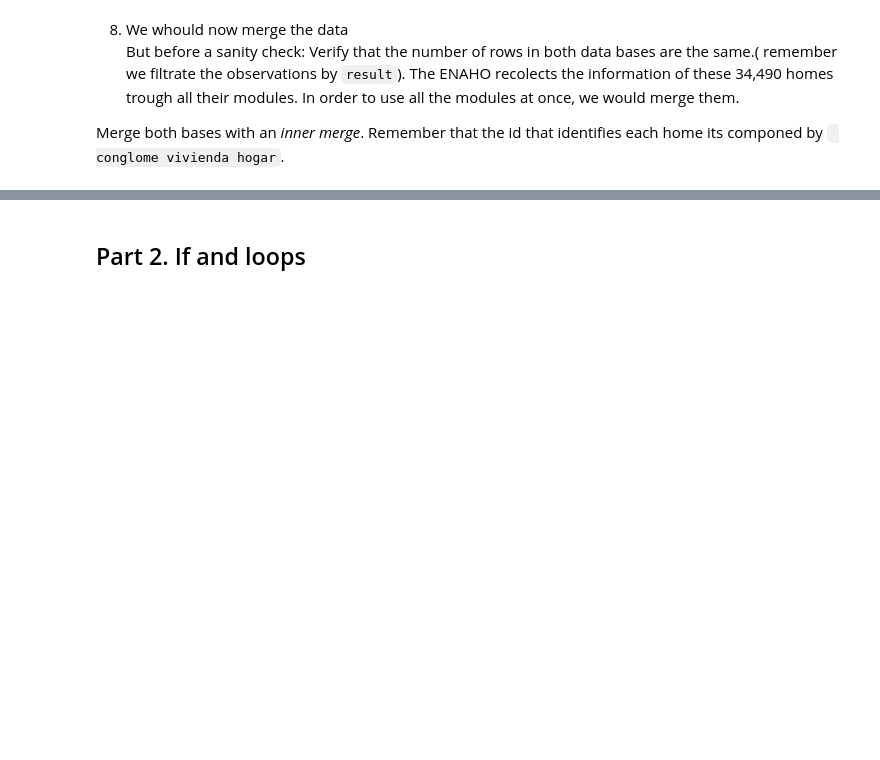
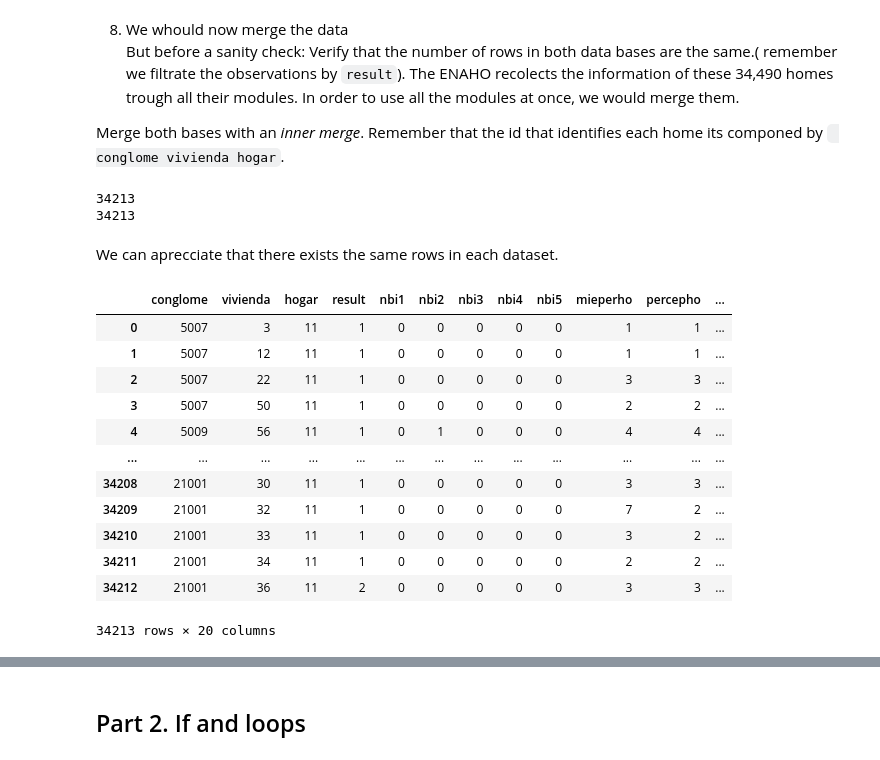
Before and after one commit to QLAB-Courses/summer_python_econ, a Jupyter notebook: assignments/assignment_2/Assignment_2_group5_2025.ipynb, the cells around one changed output, grey strips where cells are left out. Cells and saved outputs as stored; diff of their text form; code cells hidden in the pictures; blank space fills up the shorter version.

```diff
--- a/assignments/assignment_2/Assignment_2_group5_2025.ipynb
+++ b/assignments/assignment_2/Assignment_2_group5_2025.ipynb
@@ -33,7 +33,7 @@ import pandas as pd
 #### Housing and home characteristics:
 # %%
 # Change the directory of the CSV file:
-housing_module_2022 = pd.read_csv(r"C:\Users\LENOVO\Documents\784-Modulo01\784-Modulo01\Enaho01-2022-100.csv", encoding="latin-1")
+housing_module_2022 = pd.read_csv(r"C:\DATA\784-Modulo01\Enaho01-2022-100.csv", encoding="latin-1")
 housing_module_2022
 # %% [output]
 |  | AÑO | MES | CONGLOME | VIVIENDA | HOGAR | UBIGEO | DOMINIO | ESTRATO | PERIODO | TIPENC | ... | ... |
@@ -293,3 +293,29 @@ avg_income_by_poverty.head()
 But before a sanity check: Verify that the number of rows in both data bases are the same.( remember we filtrate the observations  by  `result`).  The ENAHO  recolects the information of these 34,490 homes trough all their modules. In order to use all the modules at once, we would merge them.
 
 Merge both bases with an _inner merge_. Remember that the id that identifies each home its componed by  ` conglome vivienda hogar`.
+# %%
+print(len(summary_2022))
+print(len(housing_filtered))
+# %% [output]
+34213
+34213
+# %% [markdown]
+We can aprecciate that there exists the same rows in each dataset.
+# %%
+data_merge = housing_module_2022.merge(summary_2022, on=['conglome', 'vivienda', 'hogar'], how="inner", validate="m:1")
+# %%
+data_merge
+# %% [output]
+|  | conglome | vivienda | hogar | result | nbi1 | nbi2 | nbi3 | nbi4 | nbi5 | mieperho | percepho | ... |
+| 0 | 5007 | 3 | 11 | 1 | 0 | 0 | 0 | 0 | 0 | 1 | 1 | ... |
+| 1 | 5007 | 12 | 11 | 1 | 0 | 0 | 0 | 0 | 0 | 1 | 1 | ... |
+| 2 | 5007 | 22 | 11 | 1 | 0 | 0 | 0 | 0 | 0 | 3 | 3 | ... |
+| 3 | 5007 | 50 | 11 | 1 | 0 | 0 | 0 | 0 | 0 | 2 | 2 | ... |
+| 4 | 5009 | 56 | 11 | 1 | 0 | 1 | 0 | 0 | 0 | 4 | 4 | ... |
+| ... | ... | ... | ... | ... | ... | ... | ... | ... | ... | ... | ... | ... |
+| 34208 | 21001 | 30 | 11 | 1 | 0 | 0 | 0 | 0 | 0 | 3 | 3 | ... |
+| 34209 | 21001 | 32 | 11 | 1 | 0 | 0 | 0 | 0 | 0 | 7 | 2 | ... |
+| 34210 | 21001 | 33 | 11 | 1 | 0 | 0 | 0 | 0 | 0 | 3 | 2 | ... |
+| 34211 | 21001 | 34 | 11 | 1 | 0 | 0 | 0 | 0 | 0 | 2 | 2 | ... |
+| 34212 | 21001 | 36 | 11 | 2 | 0 | 0 | 0 | 0 | 0 | 3 | 3 | ... |
+34213 rows × 20 columns
```
Also changed, not shown: parts of 9 cells of this notebook.
